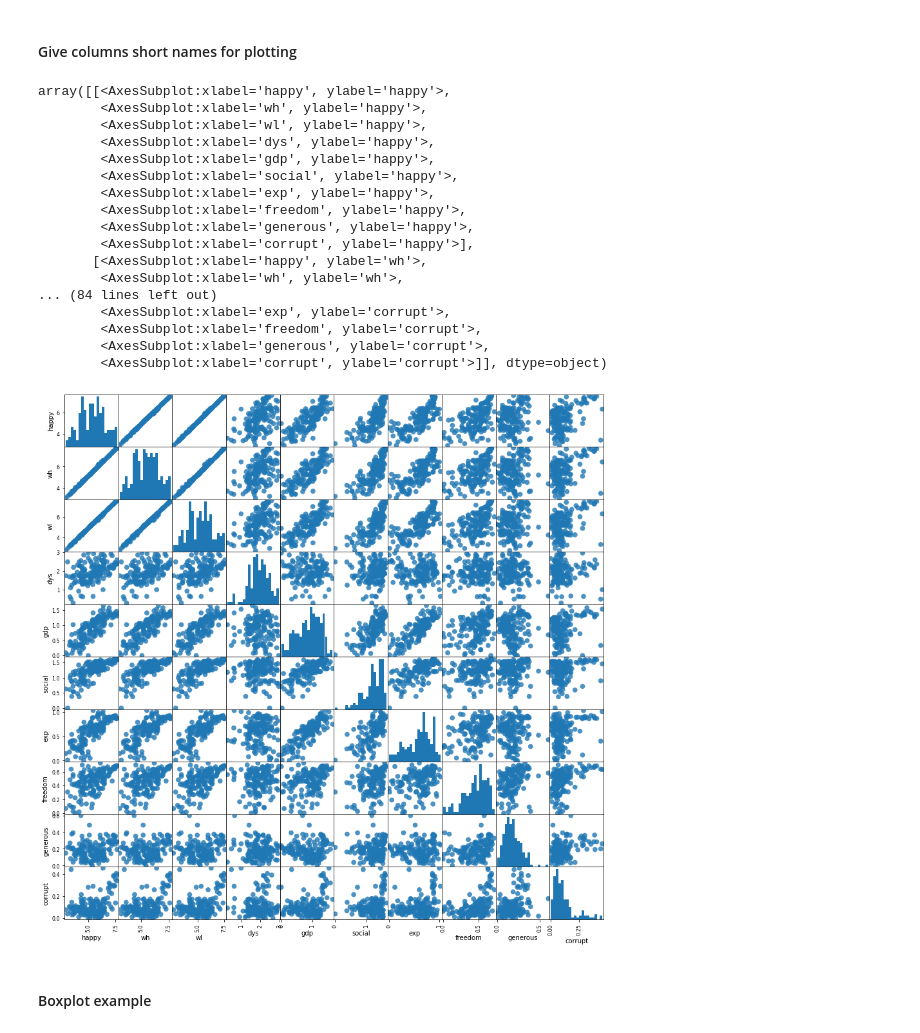
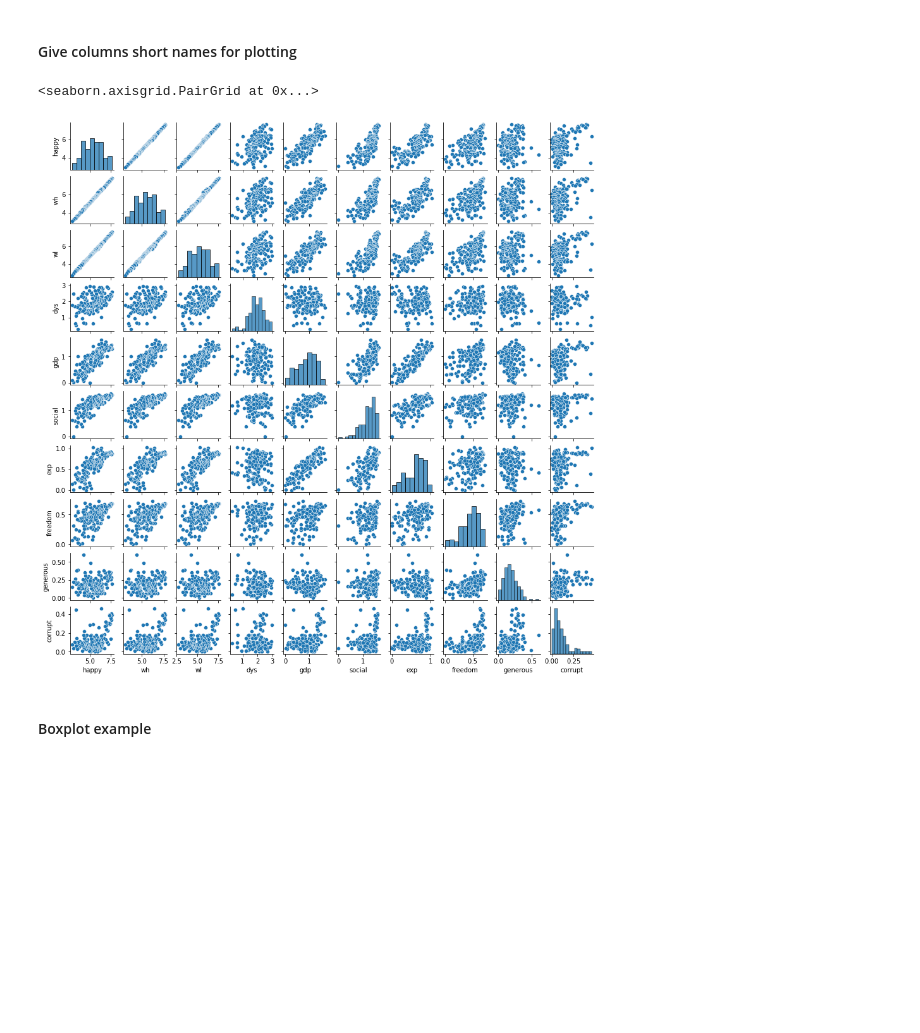
Before and after one commit to PredictioNN/intro_data_science_course, a Jupyter notebook: semester1/week_11_12_visualize_summarize/summarization.ipynb, the cells around one changed output. Saved outputs shown, nothing was run; the diff lists cells and outputs as text; code cells hidden in the pictures; blank space fills up the shorter version.

Commit message:
small graph update

```diff
--- a/semester1/week_11_12_visualize_summarize/summarization.ipynb
+++ b/semester1/week_11_12_visualize_summarize/summarization.ipynb
@@ -281,26 +281,12 @@ df.rename(columns={'Country' : 'country',
                    'Explained by: Perceptions of corruption' : 'corrupt'
                     }, inplace=True)
 # %%
-pd.plotting.scatter_matrix(df, figsize=(15, 15), marker='o', hist_kwds={'bins': 20}, s=60, alpha=.8)
+#pd.plotting.scatter_matrix(df, figsize=(15, 15), marker='o', hist_kwds={'bins': 20}, s=60, alpha=.8)
-# %% [output]
-array([[<AxesSubplot:xlabel='happy', ylabel='happy'>,
-        <AxesSubplot:xlabel='wh', ylabel='happy'>,
-        <AxesSubplot:xlabel='wl', ylabel='happy'>,
-        <AxesSubplot:xlabel='dys', ylabel='happy'>,
-        <AxesSubplot:xlabel='gdp', ylabel='happy'>,
-        <AxesSubplot:xlabel='social', ylabel='happy'>,
-        <AxesSubplot:xlabel='exp', ylabel='happy'>,
-        <AxesSubplot:xlabel='freedom', ylabel='happy'>,
-        <AxesSubplot:xlabel='generous', ylabel='happy'>,
-        <AxesSubplot:xlabel='corrupt', ylabel='happy'>],
-       [<AxesSubplot:xlabel='happy', ylabel='wh'>,
-        <AxesSubplot:xlabel='wh', ylabel='wh'>,
-... (84 lines left out)
-        <AxesSubplot:xlabel='exp', ylabel='corrupt'>,
-        <AxesSubplot:xlabel='freedom', ylabel='corrupt'>,
-        <AxesSubplot:xlabel='generous', ylabel='corrupt'>,
-        <AxesSubplot:xlabel='corrupt', ylabel='corrupt'>]], dtype=object)
-[figure, removed]
+# %%
+sns.pairplot(data=df, height=1.25)
+# %% [output]
+<seaborn.axisgrid.PairGrid at 0x...>
+[figure, added]
 # %% [markdown]
 #### Boxplot example
 # %%
```
Also changed, not shown: 1 other file.
